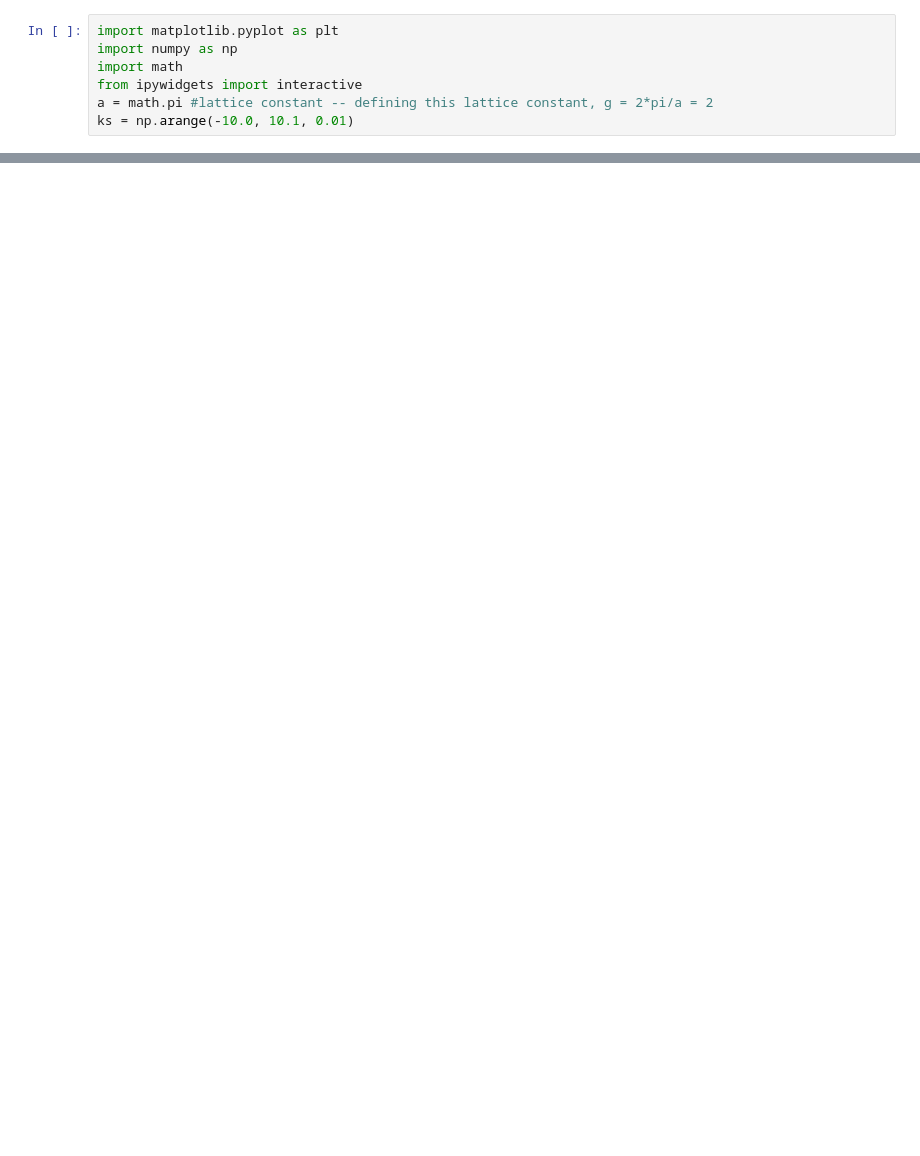
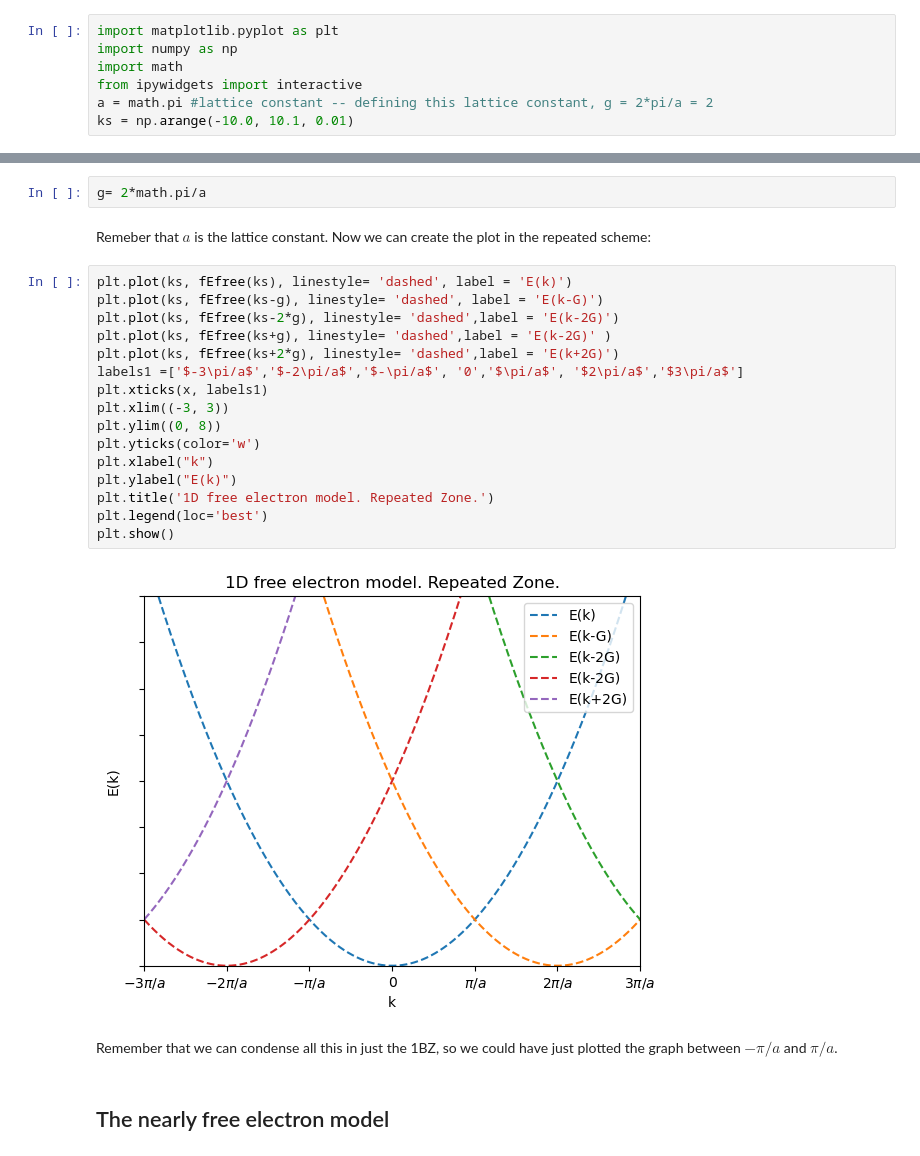
Before and after one commit to moontreero/Nearly_free_electron_model, a Jupyter notebook: Nearly_free_electron_model.ipynb, the cells around one changed output, grey strips where cells are left out. Cells and saved outputs as stored; diff of their text form; blank space fills up the shorter version.

```diff
--- a/Nearly_free_electron_model.ipynb
+++ b/Nearly_free_electron_model.ipynb
@@ -25,0 +40,26 @@ def fE3(k):
+# %%
+g= 2*math.pi/a
+# %% [markdown]
+Remeber that $a$ is the lattice constant. Now we can create the plot in the repeated scheme:
+# %%
+plt.plot(ks, fEfree(ks), linestyle= 'dashed', label = 'E(k)')
+plt.plot(ks, fEfree(ks-g), linestyle= 'dashed', label = 'E(k-G)')
+plt.plot(ks, fEfree(ks-2*g), linestyle= 'dashed',label = 'E(k-2G)')
+plt.plot(ks, fEfree(ks+g), linestyle= 'dashed',label = 'E(k-2G)' )
+plt.plot(ks, fEfree(ks+2*g), linestyle= 'dashed',label = 'E(k+2G)')
+labels1 =['$-3\pi/a$','$-2\pi/a$','$-\pi/a$', '0','$\pi/a$', '$2\pi/a$','$3\pi/a$']
+plt.xticks(x, labels1)
+plt.xlim((-3, 3))
+plt.ylim((0, 8))
+plt.yticks(color='w')
+plt.xlabel("k")
+plt.ylabel("E(k)")
+plt.title('1D free electron model. Repeated Zone.')
+plt.legend(loc='best')
+plt.show()
+# %% [output]
+[figure, added]
+# %% [markdown]
+Remember that we can condense all this in just the 1BZ, so we could have just plotted the graph between $-\pi/a$ and $\pi/a$.
+# %% [markdown]
+## The nearly free electron model
```
Also changed, not shown: parts of 20 cells of this notebook, 1 other file.
